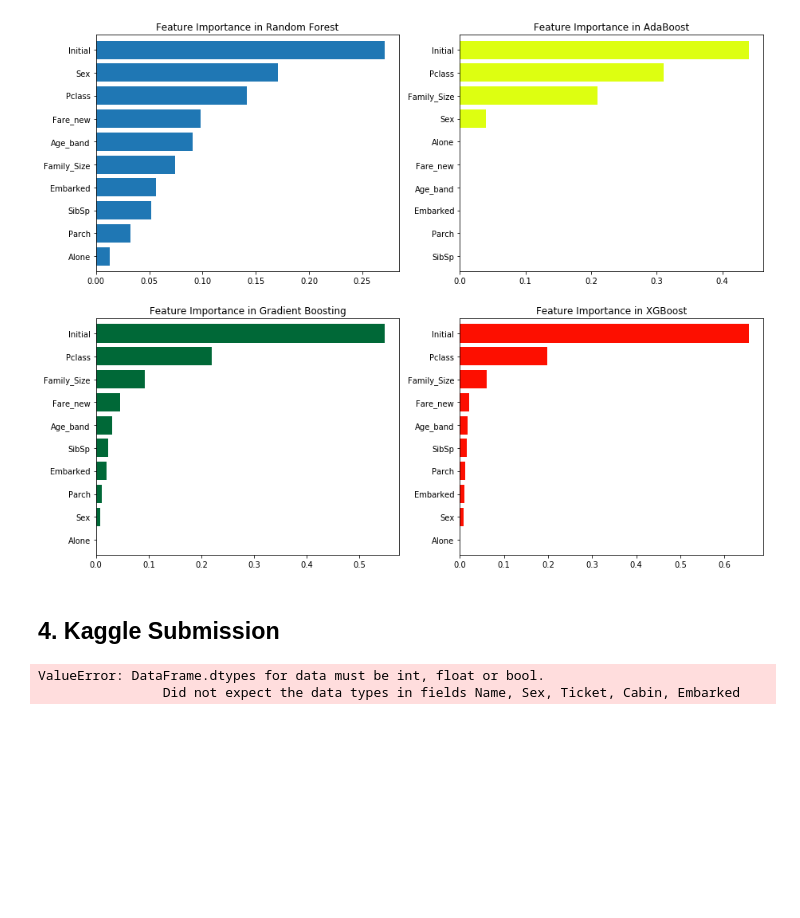
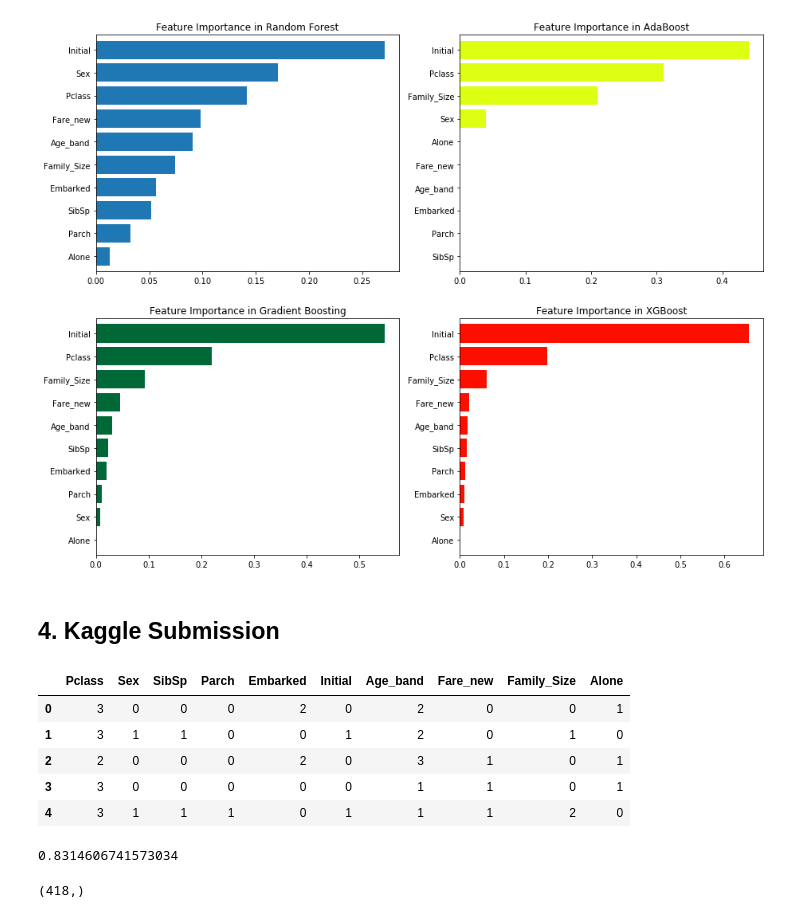
Before and after one commit to wer2956/Midterm_ML, a Jupyter notebook: ML_프로젝트_보고서_코드.ipynb, the cells around one changed output. Saved outputs shown, nothing was run; the diff lists cells and outputs as text; code cells hidden in the pictures; blank space fills up the shorter version.

```diff
--- a/ML_프로젝트_보고서_코드.ipynb
+++ b/ML_프로젝트_보고서_코드.ipynb
@@ -433,7 +433,7 @@ data.head()
 # 문자열 데이터를 가진 특성들을 수로 변환한다
 data['Sex'].replace(['male','female'],[0,1],inplace=True)
 data['Embarked'].replace(['S','C','Q'],[0,1,2],inplace=True)
-data['Initial'].replace(['Mr','Mrs','Miss','Master','Other'],[0,1,2,3,4],inplace=True)
+data['Initial'].replace(['Mr','Mrs','Miss','Master'],[0,1,2,3],inplace=True)
 
 data.head()
 # %% [output]
@@ -935,10 +933,60 @@ test_csv = pd.read_csv('data/test.csv',low_memory=False)
+# %%
+test_csv = pd.read_csv('data/test.csv',low_memory=False)
+
+test_csv['Initial']=0
+for i in test_csv:
+    test_csv['Initial']=test_csv.Name.str.extract('([A-Za-z]+)\.')
+
+test_csv['Initial'].replace(['Sir', 'Dr', 'Don', 'Capt', 'Jonkheer', 'Rev', 'Col', 'Major', 'Mme', 'Countess', 'Lady', 'Mlle', 'Ms', 'Dona'],['Mr', 'Mr', 'Mr', 'Mr', 'Mr', 'Mr', 'Mr', 'Mr', 'Mrs', 'Mrs', 'Miss', 'Miss', 'Miss','Miss'],inplace=True)
+
+test_csv['Age_band']=0
+test_csv.loc[test_csv['Age']<=16,'Age_band']=0
+test_csv.loc[(test_csv['Age']>16)&(test_csv['Age']<=32),'Age_band']=1
+test_csv.loc[(test_csv['Age']>32)&(test_csv['Age']<=48),'Age_band']=2
+test_csv.loc[(test_csv['Age']>48)&(test_csv['Age']<=64),'Age_band']=3
+test_csv.loc[test_csv['Age']>64,'Age_band']=4
+
+test_csv['Fare_new']=0
+test_csv.loc[test_csv['Fare']<=7.91,'Fare_new']=0
+test_csv.loc[(test_csv['Fare']>7.91)&(test_csv['Fare']<=14.454),'Fare_new']=1
+test_csv.loc[(test_csv['Fare']>14.454)&(test_csv['Fare']<=31),'Fare_new']=2
+test_csv.loc[(test_csv['Fare']>31)&(test_csv['Fare']<=513),'Fare_new']=3
+
+test_csv['Family_Size'] = 0
+test_csv['Family_Size'] = test_csv['Parch'] + test_csv['SibSp']
+
+test_csv['Alone'] = 0
+test_csv.loc[test_csv.Family_Size==0,'Alone']=1
+
+test_csv.drop(['Cabin','PassengerId','Name','Ticket','Age','Fare'], axis=1,inplace=True)
+test_csv['Sex'].replace(['male','female'],[0,1],inplace=True)
+test_csv['Embarked'].replace(['S','C','Q'],[0,1,2],inplace=True)
+test_csv['Initial'].replace(['Mr','Mrs','Miss','Master'],[0,1,2,3],inplace=True)
+
+test_csv.head()
+# %% [output]
+|  | Pclass | Sex | SibSp | Parch | Embarked | Initial | Age_band | Fare_new | Family_Size | Alone |
+| 0 | 3 | 0 | 0 | 0 | 2 | 0 | 2 | 0 | 0 | 1 |
+| 1 | 3 | 1 | 1 | 0 | 0 | 1 | 2 | 0 | 1 | 0 |
+| 2 | 2 | 0 | 0 | 0 | 2 | 0 | 3 | 1 | 0 | 1 |
+| 3 | 3 | 0 | 0 | 0 | 0 | 0 | 1 | 1 | 0 | 1 |
+| 4 | 3 | 1 | 1 | 1 | 0 | 1 | 1 | 1 | 2 | 0 |
+# %%
+m = AdaBoostClassifier(algorithm='SAMME.R', base_estimator=None, learning_rate=0.05,
+                       n_estimators=100, random_state=None)
+m.fit(train_X,train_Y)
+m.score(train_X,train_Y)
+# %% [output]
+0.8314606741573034
 # %%
-output = model.predict(test_csv).astype(int)
+output = m.predict(test_csv).astype(int)
 
+test_csv_df = pd.read_csv('data/test.csv',low_memory=False)
 df_output = pd.DataFrame()
-df_output['PassengerId'] = test_csv['PassengerId']
+df_output['PassengerId'] = test_csv_df['PassengerId']
 df_output['Survived'] = output
 df_output[['PassengerId','Survived']].to_csv('submission.csv', index=False)
-# %% [output]
-ValueError: DataFrame.dtypes for data must be int, float or bool.
-                Did not expect the data types in fields Name, Sex, Ticket, Cabin, Embarked
+# %%
+output.shape
+# %% [output]
+(418,)
```
Also changed, not shown: parts of 3 cells of this notebook, 1 other file.
